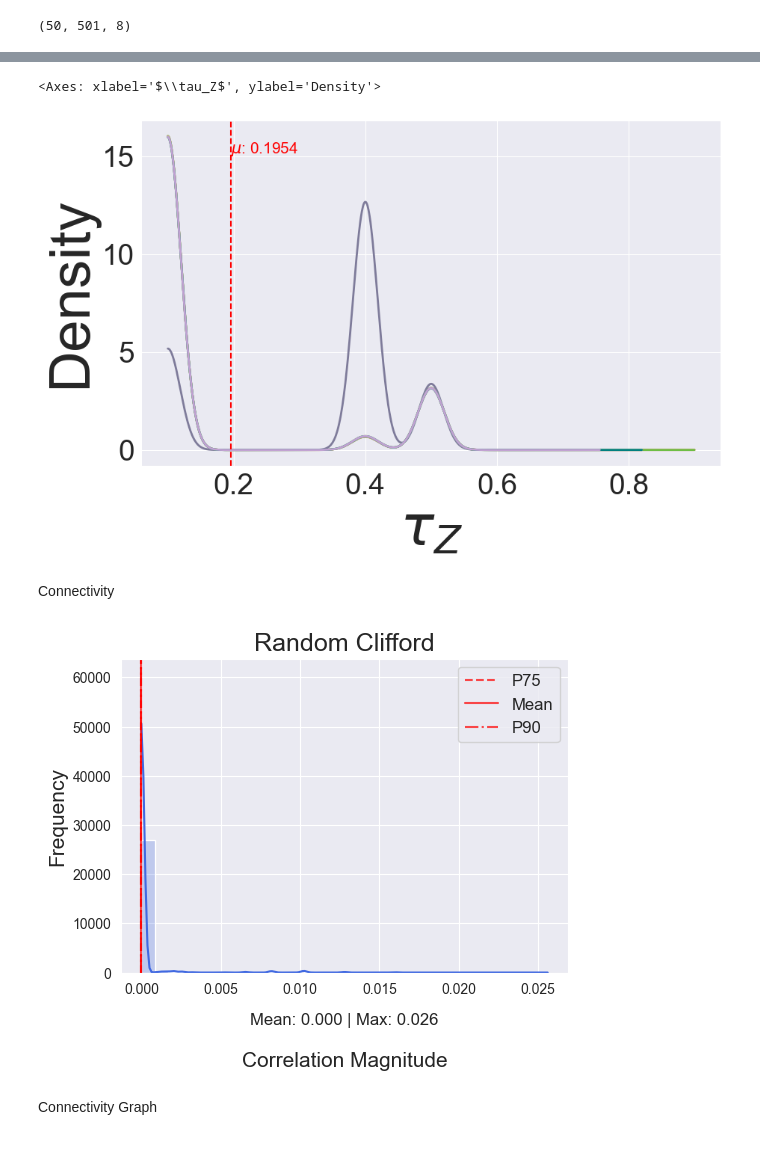
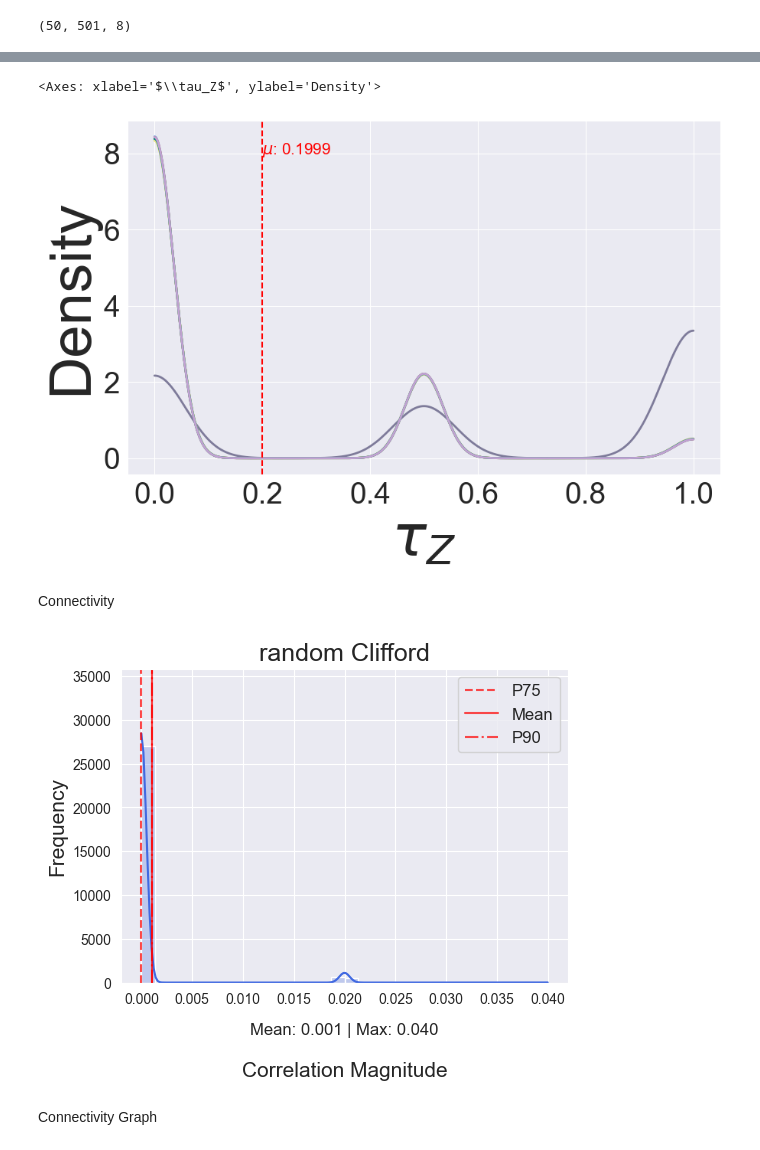
Before and after one commit to UnnatiAkhouri/QuNet, a Jupyter notebook: QuNet_bootcamp_2025/Random_Clifford_Example.ipynb, the cells around one changed output, grey strips where cells are left out. Drawn from its saved outputs; the diff is of its cells as text; code cells hidden in the pictures.

Commit message:
Random Clifford Sim tests

```diff
--- a/QuNet_bootcamp_2025/Random_Clifford_Example.ipynb
+++ b/QuNet_bootcamp_2025/Random_Clifford_Example.ipynb
@@ -44,9 +44,9 @@ n_qubits = 8
 
 for unitary_seed in range(Trials):
     #initial_pops = [0.043407, 0.12, 0.09, 0.15, 0.3,0.14, 0.23, 0.026593]
-    #initial_pops = [0,0,0,0,1,0,0,0]
+    #initial_pops = [0.1,0.1,0.1,0.1,0.4,0.1,0.1,0.1]
+    initial_pops = [0,0,0,0,1,0,0,0]
     NM_orders_list = {}
-    initial_pops = [0.1,0.1,0.1,0.1,0.4,0.1,0.1,0.1]
     system = DM.n_thermal_qbits(initial_pops)
     connectivity = "c2_2local"
     unitary_energy_subspace = 1
@@ -469,7 +469,7 @@ def plot_aggregate_density(data, ax=None):
 plot_aggregate_density(pops_random_clifford)
 # %% [output]
 <Axes: xlabel='$\\tau_Z$', ylabel='Density'>
-[figure, old version]
+[figure, new version]
 # %% [markdown]
 Connectivity
 # %%
@@ -892,35 +892,35 @@ def plot_all_correlations_grid(ic_all_datas, corrs_all_datas, colors=None, label
                            ha='center', va='center', fontsize=12)
 
             #axes[i, j].annotate(thresholds_text, xy=(0.5, -0.25), xycoords='axes fraction',
              #             ha='center', va='center', fontsize=8)
 
     # Adjust layout with room for annotations
     plt.tight_layout(rect=[0, 0.05, 1, 0.95])
 
     for i in range(n_ics):
         # Find maximum y-limit in this row
         row_max = max(axes[i, j].get_ylim()[1] for j in range(n_rules))
         # Apply to all plots in the row
         for j in range(n_rules):
             axes[i, j].set_ylim(0, row_max * 1.2)
 
     return fig, all_stats
 
 
 ic_all_datas = ['IC_{th}']
 corrs_all_datas = [[corr_random_clifford]]
 
 # Define colors for each rule
 colors = ['#4169E1', '#DC143C', '#228B22', '#FF8C00', '#8A2BE2']
 
 # Plot all data in a single grid
-fig, all_stats = plot_all_correlations_grid(ic_all_datas, corrs_all_datas, colors, label = f'Random Clifford')
+fig, all_stats = plot_all_correlations_grid(ic_all_datas, corrs_all_datas, colors, label = f'random Clifford')
 
 # Save the figure
 # plt.savefig('all_correlation_distributions_grid_12q_c4.png', dpi=300 ,bbox_inches='tight')
 plt.show()
 # %% [output]
-[figure, old version]
+[figure, new version]
 # %% [markdown]
 Connectivity Graph
 # %%
```
Also changed, not shown: parts of 5 cells of this notebook, 1 other file.
